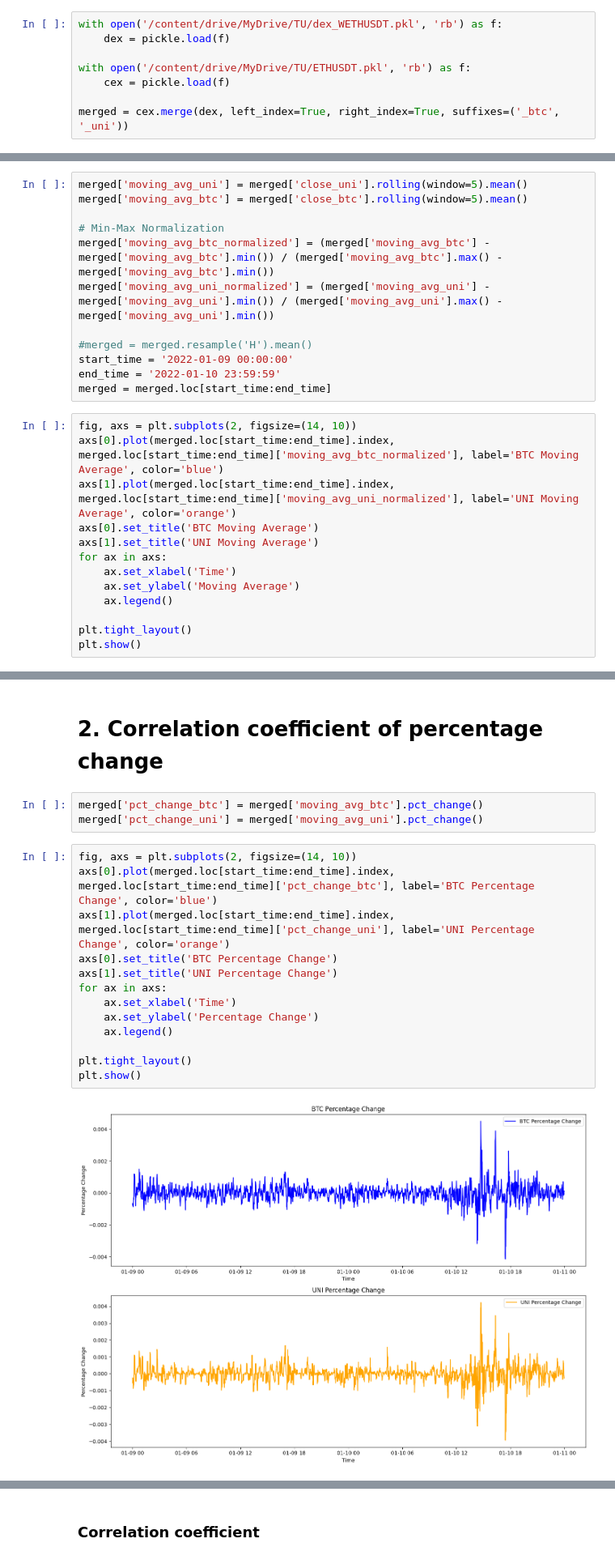
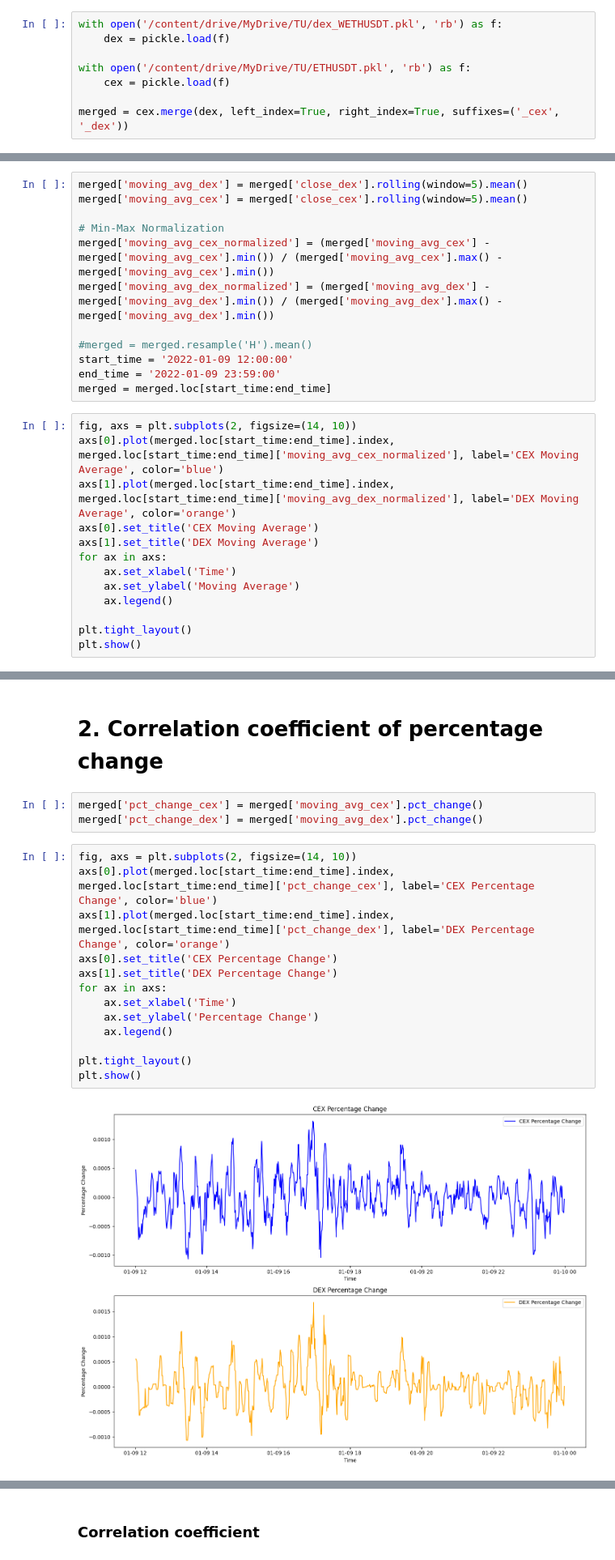
Before and after one commit to stephan-klein/caa_project_defi_vs_cex_prices, a Jupyter notebook: caa_statistics.ipynb, the cells around one changed output, grey strips where cells are left out. Shown at 81% size. Drawn from its saved outputs; the diff is of its cells as text.

```diff
--- a/caa_statistics.ipynb
+++ b/caa_statistics.ipynb
@@ -16,27 +17,27 @@ with open('/content/drive/MyDrive/TU/dex_WETHUSDT.pkl', 'rb') as f:
 with open('/content/drive/MyDrive/TU/ETHUSDT.pkl', 'rb') as f:
     cex = pickle.load(f)
 
-merged = cex.merge(dex, left_index=True, right_index=True, suffixes=('_btc', '_uni'))
+merged = cex.merge(dex, left_index=True, right_index=True, suffixes=('_cex', '_dex'))
 # %% [markdown]
 # **1. Calculating moving avarage**
 # %%
-merged['moving_avg_uni'] = merged['close_uni'].rolling(window=5).mean()
-merged['moving_avg_btc'] = merged['close_btc'].rolling(window=5).mean()
+merged['moving_avg_dex'] = merged['close_dex'].rolling(window=5).mean()
+merged['moving_avg_cex'] = merged['close_cex'].rolling(window=5).mean()
 
 # Min-Max Normalization
-merged['moving_avg_btc_normalized'] = (merged['moving_avg_btc'] - merged['moving_avg_btc'].min()) / (merged['moving_avg_btc'].max() - merged['moving_avg_btc'].min())
-merged['moving_avg_uni_normalized'] = (merged['moving_avg_uni'] - merged['moving_avg_uni'].min()) / (merged['moving_avg_uni'].max() - merged['moving_avg_uni'].min())
+merged['moving_avg_cex_normalized'] = (merged['moving_avg_cex'] - merged['moving_avg_cex'].min()) / (merged['moving_avg_cex'].max() - merged['moving_avg_cex'].min())
+merged['moving_avg_dex_normalized'] = (merged['moving_avg_dex'] - merged['moving_avg_dex'].min()) / (merged['moving_avg_dex'].max() - merged['moving_avg_dex'].min())
 
 #merged = merged.resample('H').mean()
-start_time = '2022-01-09 00:00:00'
-end_time = '2022-01-10 23:59:59'
+start_time = '2022-01-09 12:00:00'
+end_time = '2022-01-09 23:59:00'
 merged = merged.loc[start_time:end_time]
 # %%
 fig, axs = plt.subplots(2, figsize=(14, 10))
-axs[0].plot(merged.loc[start_time:end_time].index, merged.loc[start_time:end_time]['moving_avg_btc_normalized'], label='BTC Moving Average', color='blue')
-axs[1].plot(merged.loc[start_time:end_time].index, merged.loc[start_time:end_time]['moving_avg_uni_normalized'], label='UNI Moving Average', color='orange')
-axs[0].set_title('BTC Moving Average')
-axs[1].set_title('UNI Moving Average')
+axs[0].plot(merged.loc[start_time:end_time].index, merged.loc[start_time:end_time]['moving_avg_cex_normalized'], label='CEX Moving Average', color='blue')
+axs[1].plot(merged.loc[start_time:end_time].index, merged.loc[start_time:end_time]['moving_avg_dex_normalized'], label='DEX Moving Average', color='orange')
+axs[0].set_title('CEX Moving Average')
+axs[1].set_title('DEX Moving Average')
 for ax in axs:
     ax.set_xlabel('Time')
     ax.set_ylabel('Moving Average')
@@ -51,21 +52,21 @@ The movement from January 15th to April 1st seem to deviate from each other stro
 # %% [markdown]
 # **2. Correlation coefficient of percentage change**
 # %%
-merged['pct_change_btc'] = merged['moving_avg_btc'].pct_change()
-merged['pct_change_uni'] = merged['moving_avg_uni'].pct_change()
+merged['pct_change_cex'] = merged['moving_avg_cex'].pct_change()
+merged['pct_change_dex'] = merged['moving_avg_dex'].pct_change()
 # %%
 fig, axs = plt.subplots(2, figsize=(14, 10))
-axs[0].plot(merged.loc[start_time:end_time].index, merged.loc[start_time:end_time]['pct_change_btc'], label='BTC Percentage Change', color='blue')
-axs[1].plot(merged.loc[start_time:end_time].index, merged.loc[start_time:end_time]['pct_change_uni'], label='UNI Percentage Change', color='orange')
-axs[0].set_title('BTC Percentage Change')
-axs[1].set_title('UNI Percentage Change')
+axs[0].plot(merged.loc[start_time:end_time].index, merged.loc[start_time:end_time]['pct_change_cex'], label='CEX Percentage Change', color='blue')
+axs[1].plot(merged.loc[start_time:end_time].index, merged.loc[start_time:end_time]['pct_change_dex'], label='DEX Percentage Change', color='orange')
+axs[0].set_title('CEX Percentage Change')
+axs[1].set_title('DEX Percentage Change')
 for ax in axs:
     ax.set_xlabel('Time')
     ax.set_ylabel('Percentage Change')
     ax.legend()
 
 plt.tight_layout()
 plt.show()
 # %% [output]
-[figure, old version]
+[figure, new version]
 # %%
```
Also changed, not shown: parts of 21 cells of this notebook.
